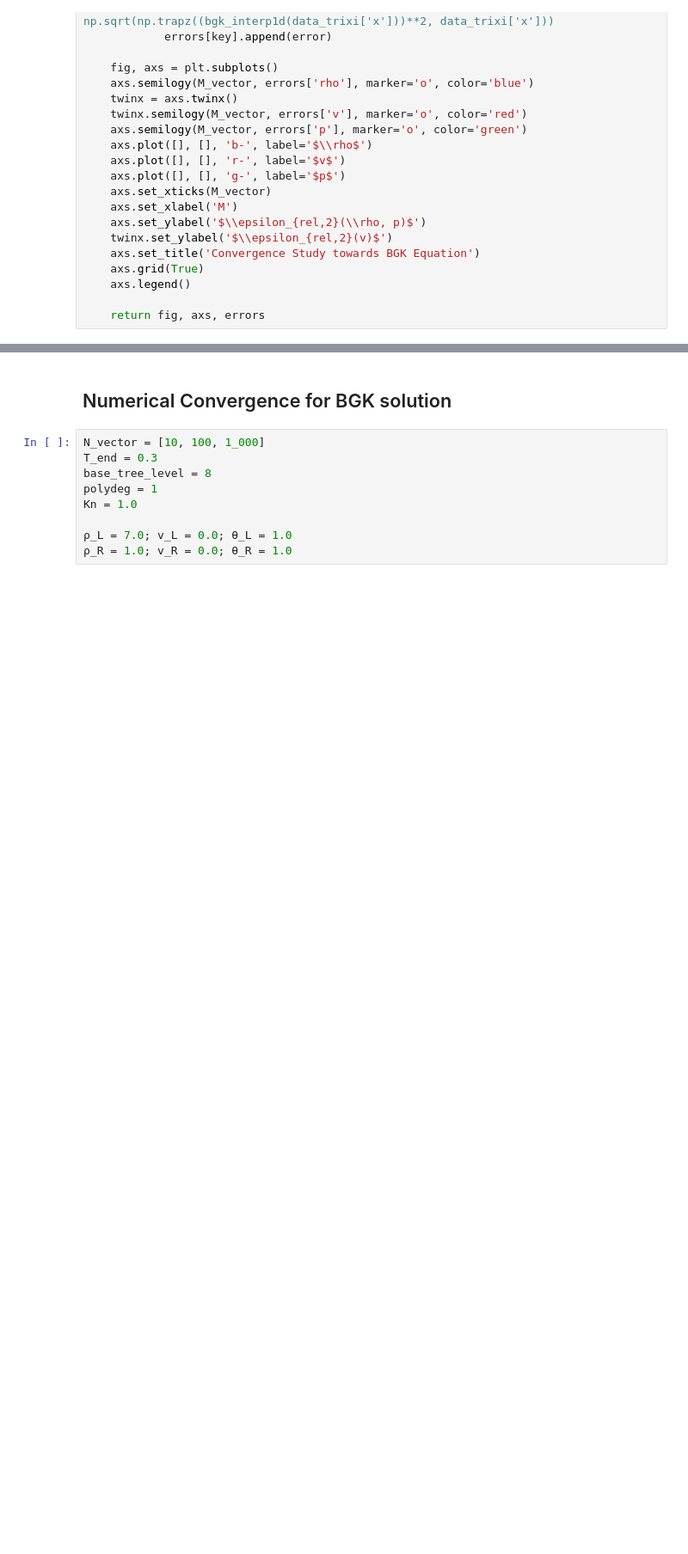
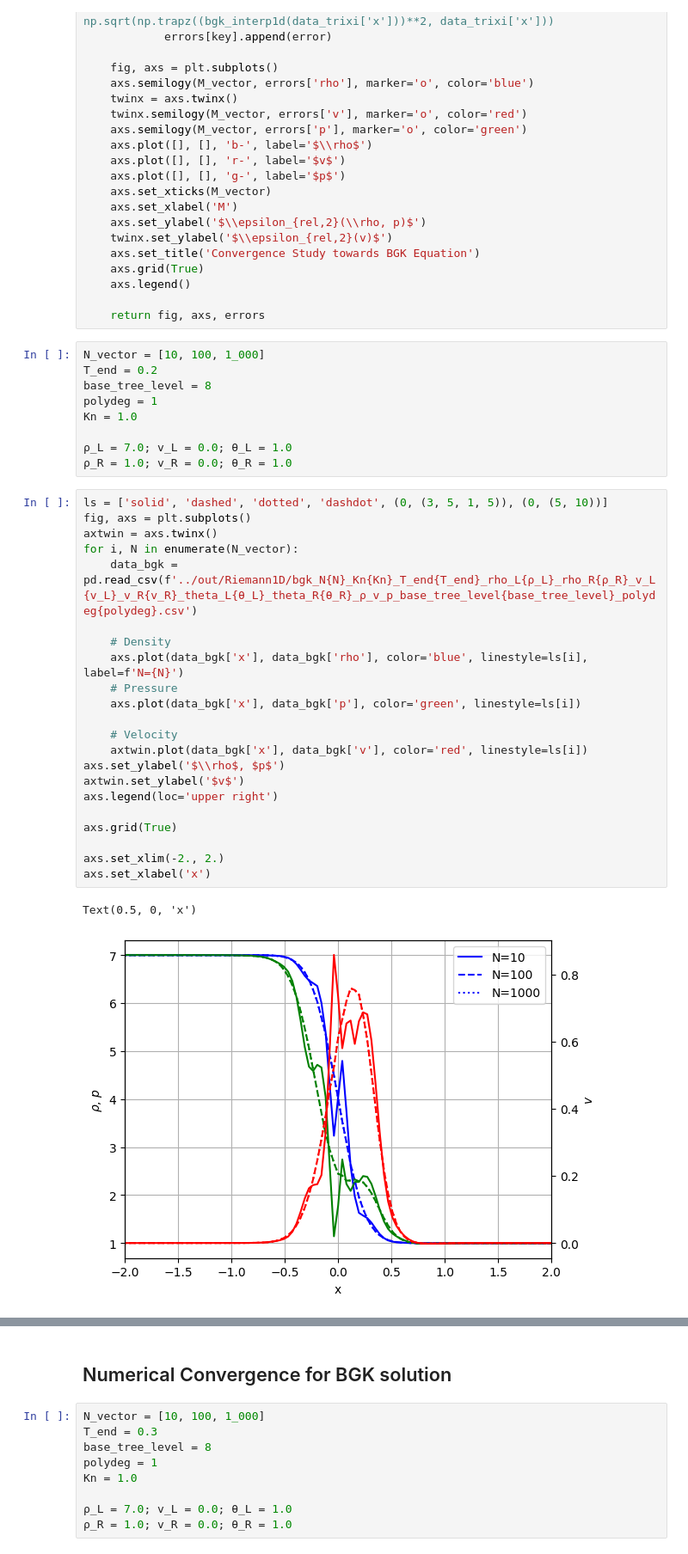
Before and after one commit to JanHab/ExtGram.jl, a Jupyter notebook: notebooks/ConvergencewithBGK.ipynb, the cells around one changed output, grey strips where cells are left out. Shown: that part at 86% size. Drawn from its saved outputs; the diff is of its cells as text; blank space fills up the shorter version.

```diff
--- a/notebooks/ConvergencewithBGK.ipynb
+++ b/notebooks/ConvergencewithBGK.ipynb
@@ -106,3 +106,37 @@ def plotting_convergence(data_bgk, data_gramian, M_vector):
     axs.legend()
 
     return fig, axs, errors
+# %%
+N_vector = [10, 100, 1_000]
+T_end = 0.2
+base_tree_level = 8
+polydeg = 1
+Kn = 1.0
+
+ρ_L = 7.0; v_L = 0.0; θ_L = 1.0
+ρ_R = 1.0; v_R = 0.0; θ_R = 1.0
+# %%
+ls = ['solid', 'dashed', 'dotted', 'dashdot', (0, (3, 5, 1, 5)), (0, (5, 10))]
+fig, axs = plt.subplots()
+axtwin = axs.twinx()
+for i, N in enumerate(N_vector):
+    data_bgk = pd.read_csv(f'../out/Riemann1D/bgk_N{N}_Kn{Kn}_T_end{T_end}_rho_L{ρ_L}_rho_R{ρ_R}_v_L{v_L}_v_R{v_R}_theta_L{θ_L}_theta_R{θ_R}_ρ_v_p_base_tree_level{base_tree_level}_polydeg{polydeg}.csv')
+
+    # Density
+    axs.plot(data_bgk['x'], data_bgk['rho'], color='blue', linestyle=ls[i], label=f'N={N}')
+    # Pressure
+    axs.plot(data_bgk['x'], data_bgk['p'], color='green', linestyle=ls[i])
+
+    # Velocity
+    axtwin.plot(data_bgk['x'], data_bgk['v'], color='red', linestyle=ls[i])
+axs.set_ylabel('$\\rho$, $p$')
+axtwin.set_ylabel('$v$')
+axs.legend(loc='upper right')
+
+axs.grid(True)
+
+axs.set_xlim(-2., 2.)
+axs.set_xlabel('x')
+# %% [output]
+Text(0.5, 0, 'x')
+[figure, added]
```
Also changed, not shown: parts of 7 cells of this notebook, 4 other files.
